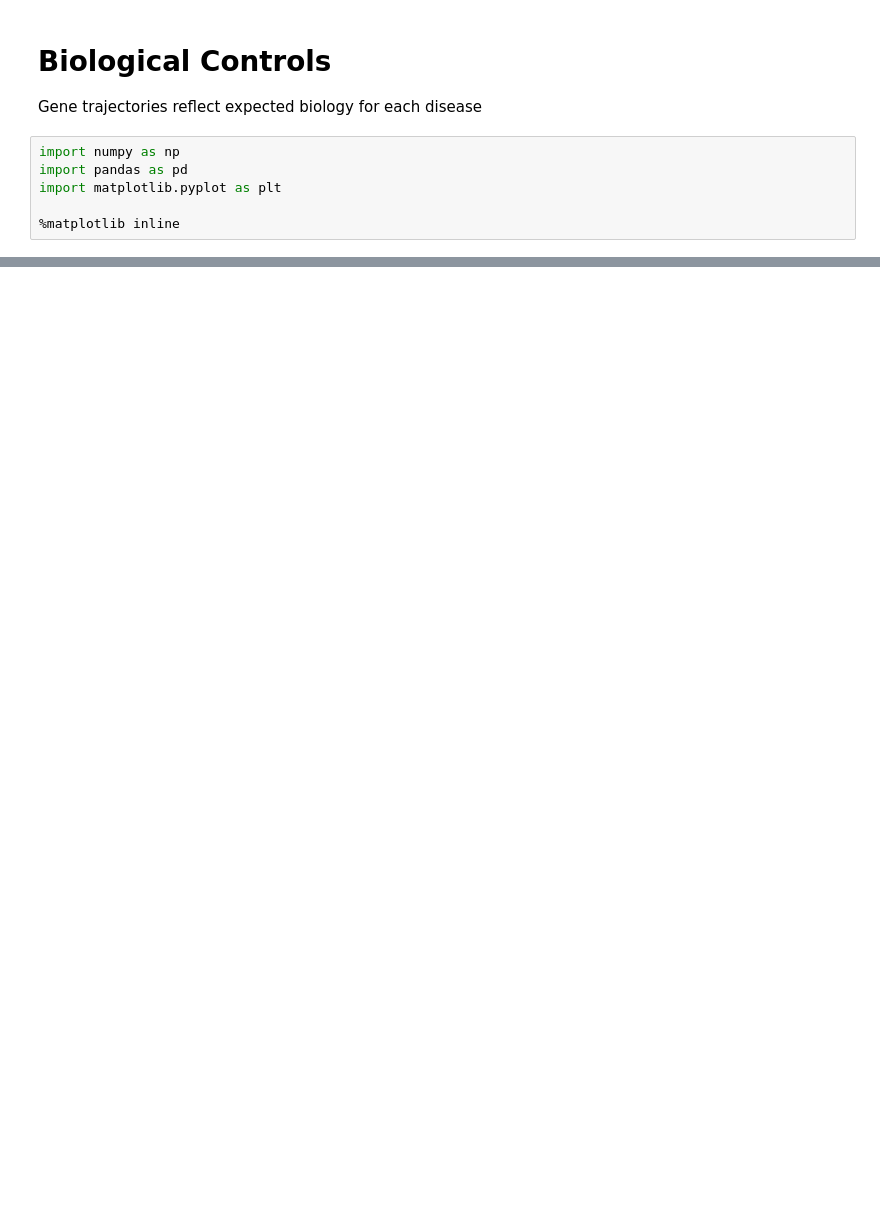
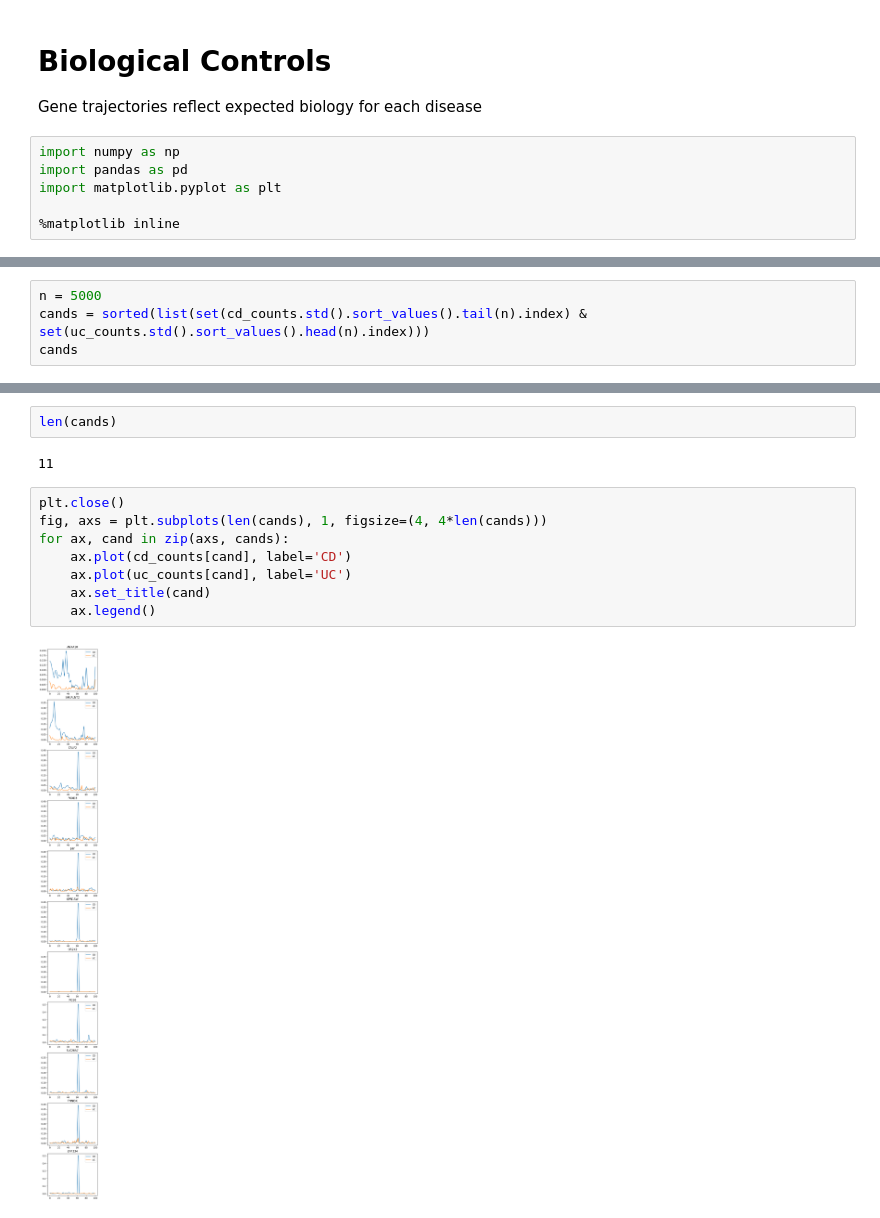
Before and after one commit to StevenSong/tissue-alignment, a Jupyter notebook: paper/fig3.ipynb, the cells around one changed output, grey strips where cells are left out. Cells and saved outputs as stored; diff of their text form; blank space fills up the shorter version.

```diff
--- a/paper/fig3.ipynb
+++ b/paper/fig3.ipynb
@@ -85,0 +207,4 @@ fig.savefig('fig3.pdf')
+# %%
+n = 5000
+cands = sorted(list(set(cd_counts.std().sort_values().tail(n).index) & set(uc_counts.std().sort_values().head(n).index)))
+cands
@@ -85,0 +223,14 @@ fig.savefig('fig3.pdf')
+# %%
+len(cands)
+# %% [output]
+11
+# %%
+plt.close()
+fig, axs = plt.subplots(len(cands), 1, figsize=(4, 4*len(cands)))
+for ax, cand in zip(axs, cands):
+    ax.plot(cd_counts[cand], label='CD')
+    ax.plot(uc_counts[cand], label='UC')
+    ax.set_title(cand)
+    ax.legend()
+# %% [output]
+[figure, added]
```
Also changed, not shown: parts of 9 cells of this notebook, 24 other files.
